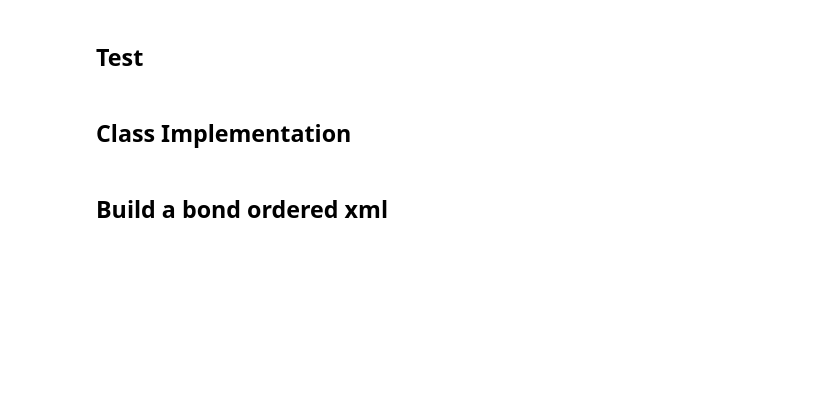
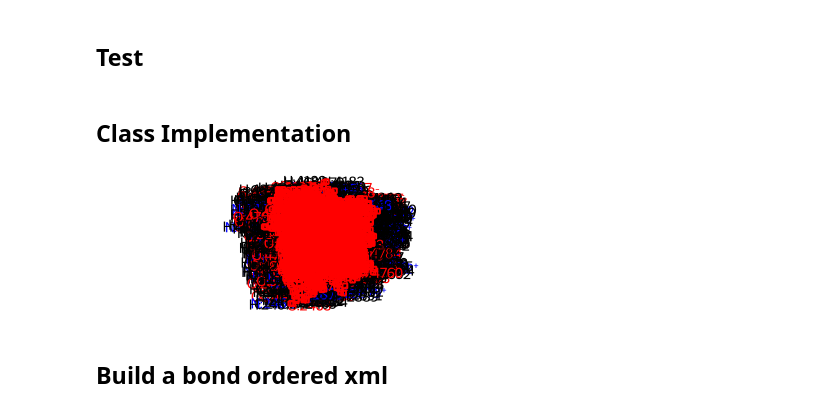
Before and after one commit to OpenFreeEnergy/gufe, a Jupyter notebook: dev/dev_protein_component.ipynb, the cells around one changed output. Drawn from its saved outputs; the diff is of its cells as text; code cells hidden in the pictures; blank space fills up the shorter version.

```diff
--- a/dev/dev_protein_component.ipynb
+++ b/dev/dev_protein_component.ipynb
@@ -338,3 +166,11 @@ class ProteinComponent(ExplicitMoleculeComponent):
+# %%
+from gufe import ProteinComponent
+pdb_path= "./thrombin_protein.pdb"
+
+prot = ProteinComponent.from_pdbfile(pdb_path, name="thrombin")
+prot._rdkit
+# %% [output]
+[figure, added]
 # %% [markdown]
 ## Build a bond ordered xml
 # %%
```
Also changed, not shown: parts of 7 cells of this notebook, 2 other files.
